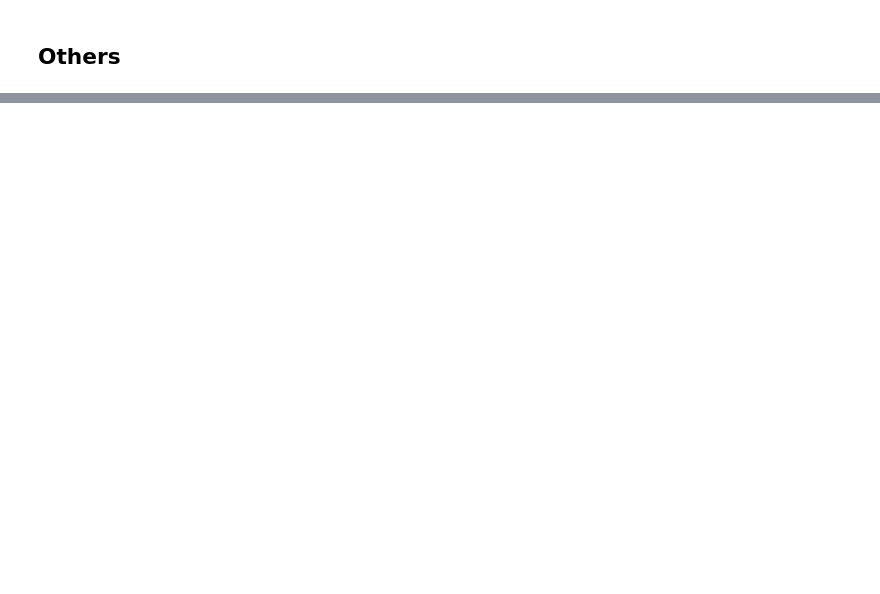
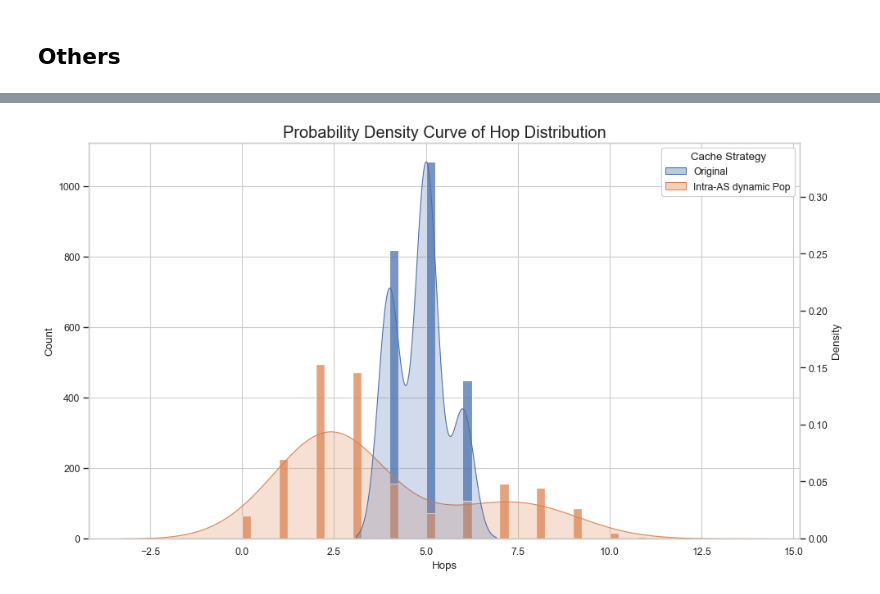
Before and after one commit to sijiahi/ccnsim_AS, a Jupyter notebook: analyze_hops.ipynb, the cells around one changed output, grey strips where cells are left out. Saved outputs shown, nothing was run; the diff lists cells and outputs as text; code cells hidden in the pictures; blank space fills up the shorter version.

```diff
--- a/analyze_hops.ipynb
+++ b/analyze_hops.ipynb
@@ -102,0 +117,11 @@ result['result_LCD.pickle'][35] = temp[35]
+# %%
+result_file = 'result_hops.pickle'
+if not os.path.exists('result'):
+    os.mkdir('result')
+    raise ValueError('no file in result')
+    exit()
+os.chdir('result/')
+f = open(result_file, 'rb')
+df = pickle.load(f)
+f.close()
+os.chdir('..')
@@ -102,0 +187,28 @@ result['result_LCD.pickle'][35] = temp[35]
+# %%
+result_file = 'result_hops_detail.pickle'
+if not os.path.exists('result'):
+    os.mkdir('result')
+    raise ValueError('no file in result')
+    exit()
+os.chdir('result/')
+f = open(result_file, 'rb')
+df = pickle.load(f)
+f.close()
+os.chdir('..')
+# %%
+fig = plt.figure(figsize=(14, 8), dpi=80)
+ax1 = fig.add_subplot()
+sns.histplot(df, x="Hops", hue="Cache Strategy",kde = False, multiple="stack",element="step",linewidth = 1, ax = ax1)
+ax2 = ax1.twinx()
+sns.kdeplot(data = df,x = 'Hops', hue = 'Cache Strategy', bw_adjust=2.0,shade = True, ax = ax2)
+#sns.set(style="whitegrid", font_scale=1)
+plt.title('Probability Density Curve of Hop Distribution', fontsize=18)
+plt.grid()
+## 保存
+if not os.path.exists('result/'):
+    os.mkdir('result/')
+os.chdir('result')
+plt.savefig('Hop_distribution.png')
+os.chdir('../')
+# %% [output]
+[figure, added]
```
Also changed, not shown: parts of 21 cells of this notebook, 41 other files.
